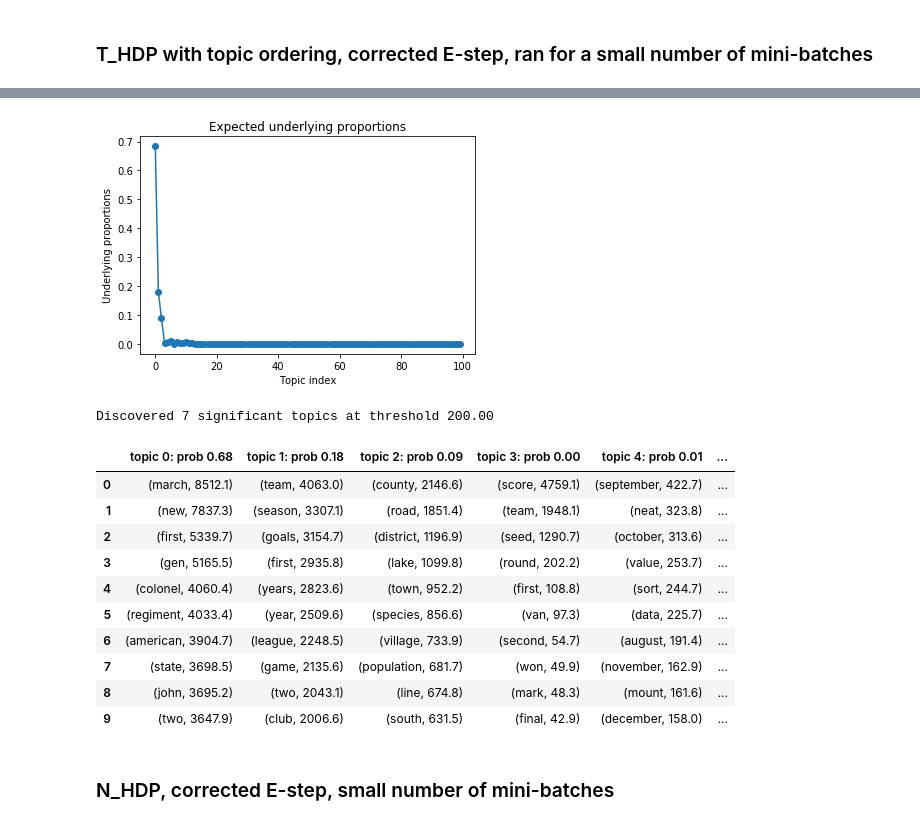
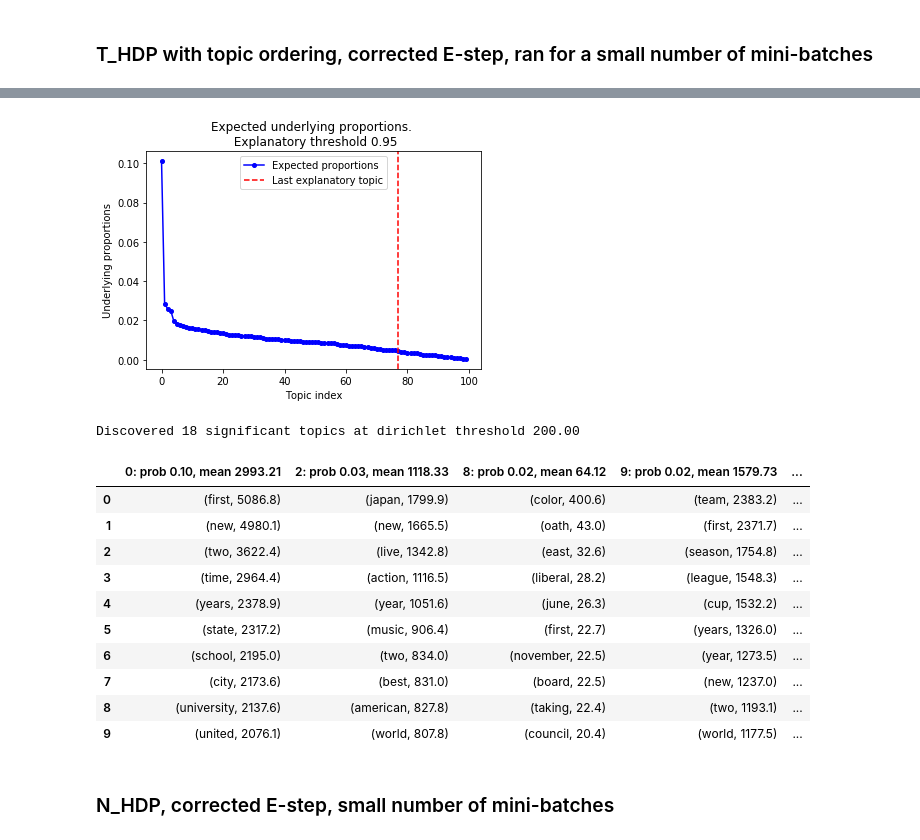
Before and after one commit to tinnguyen96/online-hdp, a Jupyter notebook: Report.ipynb, the cells around one changed output, grey strips where cells are left out. Saved outputs shown, nothing was run; the diff lists cells and outputs as text; code cells hidden in the pictures.

```diff
--- a/Report.ipynb
+++ b/Report.ipynb
@@ -245,13 +86,0 @@ def sb_acrossD(K, Dlist, inroot, heldoutroot, expset, ax, plot_error):
-# %%
-K = [50, 100, 150]
-Dlist = [20, 50, 100]
-inroot = "wiki10k"
-heldoutroot = "wiki1k"
-expset = {20:[0,1,2,3,4], 50:[0,1,2,3,4], 100:[0,1,2,3,4]}
-fig, axes = plt.subplots(2,3,figsize=(12,8))
-
-for i in range(3):
-    sb_acrossD(K[i], Dlist, inroot, heldoutroot, expset, axes[0,i], True)
-    sb_acrossD(K[i], Dlist, inroot, heldoutroot, expset, axes[1,i], False)
-plt.tight_layout()
-plt.show()
@@ -309,13 +86,0 @@ def lda_acrossD(K, Dlist, inroot, heldoutroot, expset, ax, plot_error):
-# %%
-K = [50, 100, 150]
-Dlist = [20, 50, 100]
-inroot = "wiki10k"
-heldoutroot = "wiki1k"
-expset = {20:[0,1,2,3,4], 50:[0,1,2,3,4], 100:[0,1,2,3,4]}
-
-fig, axes = plt.subplots(2,3,figsize=(12,8))
-for i in range(3):
-    lda_acrossD(K[i], Dlist, inroot, heldoutroot, expset, axes[0,i], True)
-    lda_acrossD(K[i], Dlist, inroot, heldoutroot, expset, axes[1,i], False)
-plt.tight_layout()
-plt.show()
@@ -485,29 +268,29 @@ Discovered 7 significant topics at threshold 200.00
 # %%
 vocabfile = "dictnostops.txt"
 file = {}
-file["lambda"] ="results/thdpK100_T20_D50_wiki10k_wiki1k/lambda-200.dat"
-file["a"] ="results/thdpK100_T20_D50_wiki10k_wiki1k/a-200.dat"
-file["b"] ="results/thdpK100_T20_D50_wiki10k_wiki1k/b-200.dat"
-normalized = False
+file["lambda"] ="results/thdpK100_T20_D50_wiki10k_wiki1k/lambda-500.dat"
+file["a"] ="results/thdpK100_T20_D50_wiki10k_wiki1k/a-500.dat"
+file["b"] ="results/thdpK100_T20_D50_wiki10k_wiki1k/b-500.dat"
 method = "thdp"
-threshold = 200
+dirthresh = 400
+probthresh = 0.95
 displaycount = 10
-df = printtopics(vocabfile, file, method, normalized, threshold, displaycount)
+df = printtopics(vocabfile, file, method, dirthresh, probthresh, displaycount)
 df
 # %% [output]
-[figure, old version]
+[figure, new version]
-Discovered 7 significant topics at threshold 200.00
+Discovered 18 significant topics at dirichlet threshold 200.00
-|  | topic 0: prob 0.68 | topic 1: prob 0.18 | topic 2: prob 0.09 | topic 3: prob 0.00 | topic 4: prob 0.01 | ... |
-| 0 | (march, 8512.1) | (team, 4063.0) | (county, 2146.6) | (score, 4759.1) | (september, 422.7) | ... |
-| 1 | (new, 7837.3) | (season, 3307.1) | (road, 1851.4) | (team, 1948.1) | (neat, 323.8) | ... |
-| 2 | (first, 5339.7) | (goals, 3154.7) | (district, 1196.9) | (seed, 1290.7) | (october, 313.6) | ... |
-| 3 | (gen, 5165.5) | (first, 2935.8) | (lake, 1099.8) | (round, 202.2) | (value, 253.7) | ... |
-| 4 | (colonel, 4060.4) | (years, 2823.6) | (town, 952.2) | (first, 108.8) | (sort, 244.7) | ... |
-| 5 | (regiment, 4033.4) | (year, 2509.6) | (species, 856.6) | (van, 97.3) | (data, 225.7) | ... |
-| 6 | (american, 3904.7) | (league, 2248.5) | (village, 733.9) | (second, 54.7) | (august, 191.4) | ... |
-| 7 | (state, 3698.5) | (game, 2135.6) | (population, 681.7) | (won, 49.9) | (november, 162.9) | ... |
-| 8 | (john, 3695.2) | (two, 2043.1) | (line, 674.8) | (mark, 48.3) | (mount, 161.6) | ... |
-| 9 | (two, 3647.9) | (club, 2006.6) | (south, 631.5) | (final, 42.9) | (december, 158.0) | ... |
+|  | 0: prob 0.10, mean 2993.21 | 2: prob 0.03, mean 1118.33 | 8: prob 0.02, mean 64.12 | 9: prob 0.02, mean 1579.73 | ... |
+| 0 | (first, 5086.8) | (japan, 1799.9) | (color, 400.6) | (team, 2383.2) | ... |
+| 1 | (new, 4980.1) | (new, 1665.5) | (oath, 43.0) | (first, 2371.7) | ... |
+| 2 | (two, 3622.4) | (live, 1342.8) | (east, 32.6) | (season, 1754.8) | ... |
+| 3 | (time, 2964.4) | (action, 1116.5) | (liberal, 28.2) | (league, 1548.3) | ... |
+| 4 | (years, 2378.9) | (year, 1051.6) | (june, 26.3) | (cup, 1532.2) | ... |
+| 5 | (state, 2317.2) | (music, 906.4) | (first, 22.7) | (years, 1326.0) | ... |
+| 6 | (school, 2195.0) | (two, 834.0) | (november, 22.5) | (year, 1273.5) | ... |
+| 7 | (city, 2173.6) | (best, 831.0) | (board, 22.5) | (new, 1237.0) | ... |
+| 8 | (university, 2137.6) | (american, 827.8) | (taking, 22.4) | (two, 1193.1) | ... |
+| 9 | (united, 2076.1) | (world, 807.8) | (council, 20.4) | (world, 1177.5) | ... |
 # %% [markdown]
 ### N_HDP, corrected E-step, small number of mini-batches
 # %%
```
Also changed, not shown: parts of 19 cells of this notebook, 11 other files.
